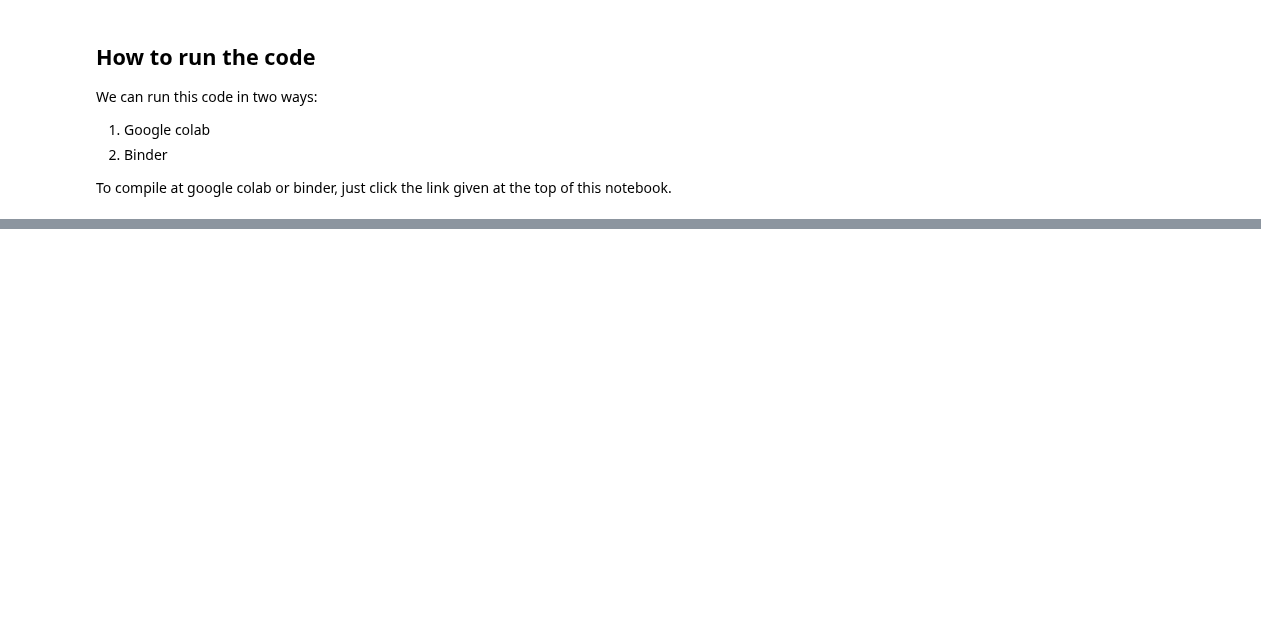
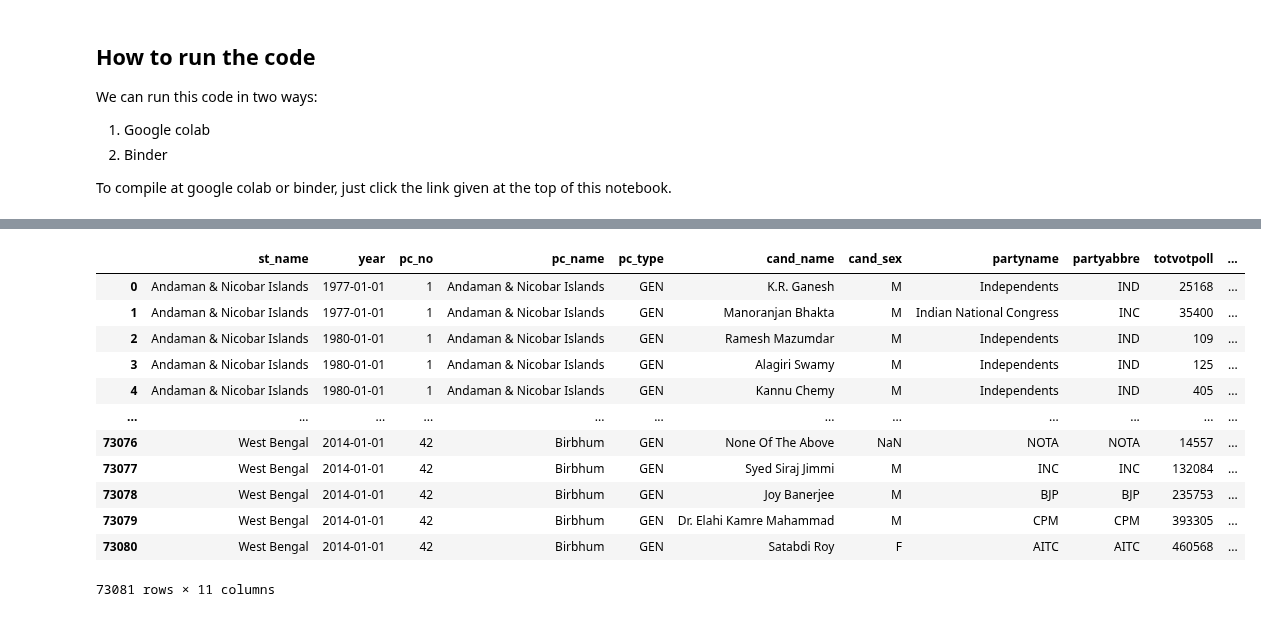
Before and after one commit to arunp77/Python-programming, a Jupyter notebook: Python-fundamental/zerotopandas_course_project.ipynb, the cells around one changed output, grey strips where cells are left out. Cells and saved outputs as stored; diff of their text form; code cells hidden in the pictures; blank space fills up the shorter version.

```diff
--- a/Python-fundamental/zerotopandas_course_project.ipynb
+++ b/Python-fundamental/zerotopandas_course_project.ipynb
@@ -69,0 +159,3 @@ To compile at google colab or binder, just click the link given at the top of th
+# %%
+# Imorting files
+national_df = pd.read_csv('./indian-election-dataset/indian-national-level-election.csv')
@@ -69,0 +188,3 @@ To compile at google colab or binder, just click the link given at the top of th
+# %%
+# converting the date into datetime
+national_df['year'] = pd.to_datetime(national_df['year'], format='%Y')
@@ -69,0 +244,17 @@ To compile at google colab or binder, just click the link given at the top of th
+# %%
+# Now checkinf the dataset
+national_df
+# %% [output]
+|  | st_name | year | pc_no | pc_name | pc_type | cand_name | cand_sex | partyname | partyabbre | totvotpoll | ... |
+| 0 | Andaman & Nicobar Islands | 1977-01-01 | 1 | Andaman & Nicobar Islands | GEN | K.R. Ganesh | M | Independents | IND | 25168 | ... |
+| 1 | Andaman & Nicobar Islands | 1977-01-01 | 1 | Andaman & Nicobar Islands | GEN | Manoranjan Bhakta | M | Indian National Congress | INC | 35400 | ... |
+| 2 | Andaman & Nicobar Islands | 1980-01-01 | 1 | Andaman & Nicobar Islands | GEN | Ramesh Mazumdar | M | Independents | IND | 109 | ... |
+| 3 | Andaman & Nicobar Islands | 1980-01-01 | 1 | Andaman & Nicobar Islands | GEN | Alagiri Swamy | M | Independents | IND | 125 | ... |
+| 4 | Andaman & Nicobar Islands | 1980-01-01 | 1 | Andaman & Nicobar Islands | GEN | Kannu Chemy | M | Independents | IND | 405 | ... |
+| ... | ... | ... | ... | ... | ... | ... | ... | ... | ... | ... | ... |
+| 73076 | West Bengal | 2014-01-01 | 42 | Birbhum | GEN | None Of The Above | NaN | NOTA | NOTA | 14557 | ... |
+| 73077 | West Bengal | 2014-01-01 | 42 | Birbhum | GEN | Syed Siraj Jimmi | M | INC | INC | 132084 | ... |
+| 73078 | West Bengal | 2014-01-01 | 42 | Birbhum | GEN | Joy Banerjee | M | BJP | BJP | 235753 | ... |
+| 73079 | West Bengal | 2014-01-01 | 42 | Birbhum | GEN | Dr. Elahi Kamre Mahammad | M | CPM | CPM | 393305 | ... |
+| 73080 | West Bengal | 2014-01-01 | 42 | Birbhum | GEN | Satabdi Roy | F | AITC | AITC | 460568 | ... |
+73081 rows × 11 columns
```
Also changed, not shown: parts of 85 cells of this notebook, 2 other files.
